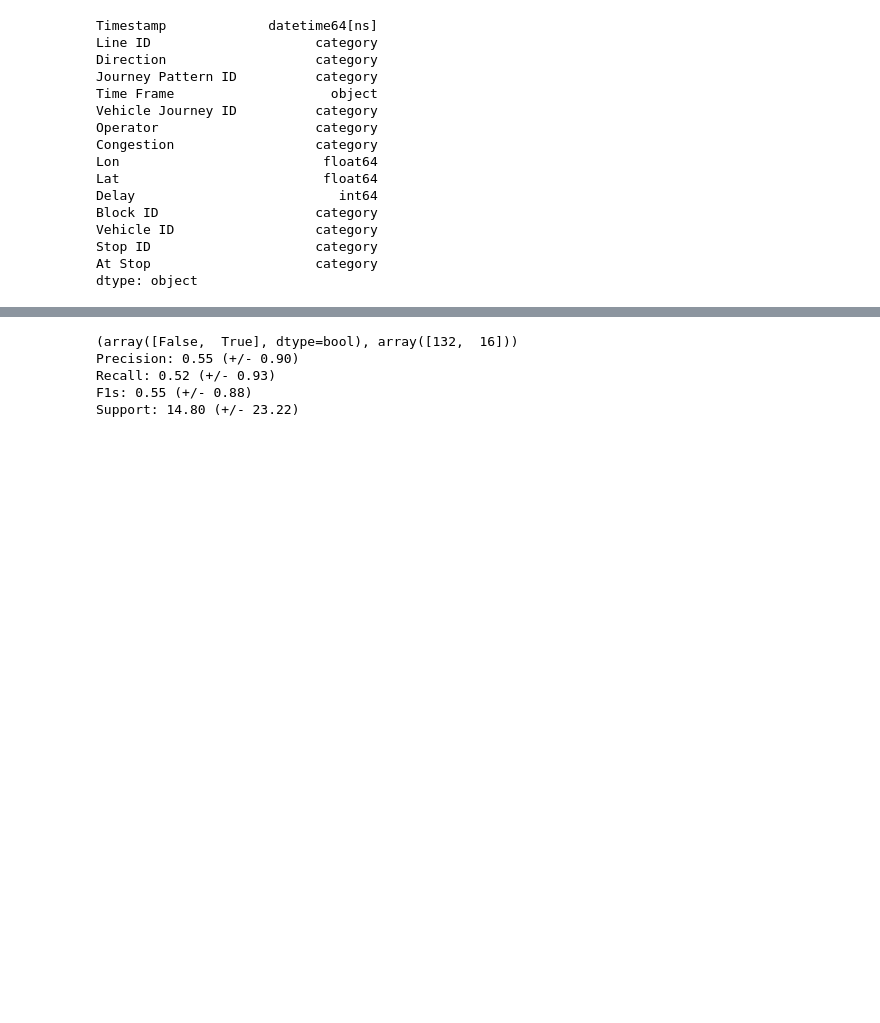
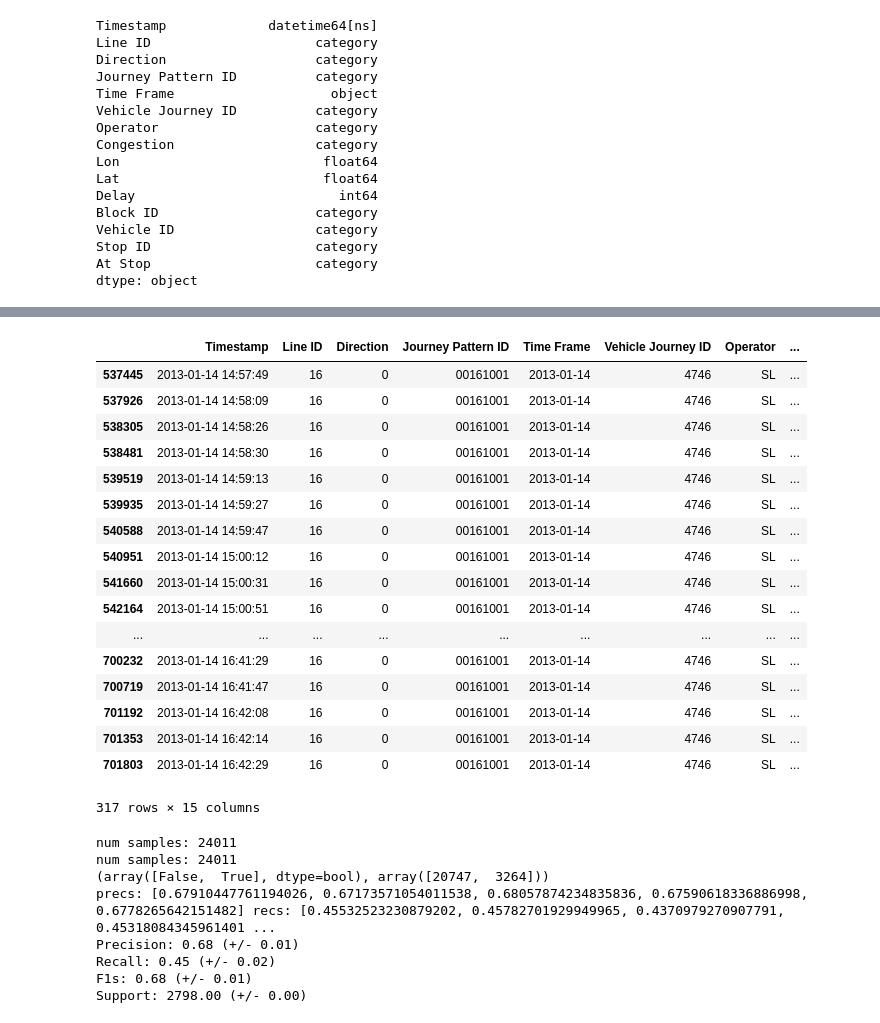
Before and after one commit to Cubbee/public-transport-stops-challenge, a Jupyter notebook: Dublin exploration.ipynb, the cells around one changed output, grey strips where cells are left out. Saved outputs shown, nothing was run; the diff lists cells and outputs as text; code cells hidden in the pictures; blank space fills up the shorter version.

```diff
--- a/Dublin exploration.ipynb
+++ b/Dublin exploration.ipynb
@@ -292,0 +420,21 @@ Wall time: 8.41 s
+# %%
+df[df['Vehicle Journey ID'] == '4746']
+# %% [output]
+|  | Timestamp | Line ID | Direction | Journey Pattern ID | Time Frame | Vehicle Journey ID | Operator | ... |
+| 537445 | 2013-01-14 14:57:49 | 16 | 0 | 00161001 | 2013-01-14 | 4746 | SL | ... |
+| 537926 | 2013-01-14 14:58:09 | 16 | 0 | 00161001 | 2013-01-14 | 4746 | SL | ... |
+| 538305 | 2013-01-14 14:58:26 | 16 | 0 | 00161001 | 2013-01-14 | 4746 | SL | ... |
+| 538481 | 2013-01-14 14:58:30 | 16 | 0 | 00161001 | 2013-01-14 | 4746 | SL | ... |
+| 539519 | 2013-01-14 14:59:13 | 16 | 0 | 00161001 | 2013-01-14 | 4746 | SL | ... |
+| 539935 | 2013-01-14 14:59:27 | 16 | 0 | 00161001 | 2013-01-14 | 4746 | SL | ... |
+| 540588 | 2013-01-14 14:59:47 | 16 | 0 | 00161001 | 2013-01-14 | 4746 | SL | ... |
+| 540951 | 2013-01-14 15:00:12 | 16 | 0 | 00161001 | 2013-01-14 | 4746 | SL | ... |
+| 541660 | 2013-01-14 15:00:31 | 16 | 0 | 00161001 | 2013-01-14 | 4746 | SL | ... |
+| 542164 | 2013-01-14 15:00:51 | 16 | 0 | 00161001 | 2013-01-14 | 4746 | SL | ... |
+| ... | ... | ... | ... | ... | ... | ... | ... | ... |
+| 700232 | 2013-01-14 16:41:29 | 16 | 0 | 00161001 | 2013-01-14 | 4746 | SL | ... |
+| 700719 | 2013-01-14 16:41:47 | 16 | 0 | 00161001 | 2013-01-14 | 4746 | SL | ... |
+| 701192 | 2013-01-14 16:42:08 | 16 | 0 | 00161001 | 2013-01-14 | 4746 | SL | ... |
+| 701353 | 2013-01-14 16:42:14 | 16 | 0 | 00161001 | 2013-01-14 | 4746 | SL | ... |
+| 701803 | 2013-01-14 16:42:29 | 16 | 0 | 00161001 | 2013-01-14 | 4746 | SL | ... |
+317 rows × 15 columns
@@ -295,38 +451,51 @@ from sklearn.linear_model import LogisticRegression
 from sklearn.ensemble import RandomForestClassifier
 from sklearn.model_selection import StratifiedKFold
 from sklearn.metrics import precision_recall_fscore_support
+import xgboost as xgb
+import numpy as np
 
+print('num samples:', len(X))
 # print(X)
 # print(X / np.linalg.norm(X, axis=1).reshape(-1, 1))
 
+# X = X_prev
+# y = y_prev
 
 X = np.array(X)
 y = np.array(y)
 y = y[~np.isnan(X).any(axis=1)]
 X = X[~np.isnan(X).any(axis=1)]
-
+print('num samples:', len(X))
 print(np.unique(y, return_counts=True))
 
-clf = RandomForestClassifier()
+clf = xgb.XGBClassifier(max_depth=5, n_estimators=40)
+# clf = RandomForestClassifier()
 precs, recs, f1s, sups = [], [], [], []
 kf = StratifiedKFold(n_splits=5, random_state=42, shuffle=True)
 for train_idx, val_idx in kf.split(X, y):
     X_train, X_val = X[train_idx], X[val_idx]
     y_train, y_val = y[train_idx], y[val_idx]
     clf.fit(X_train, y_train)
-    pr, rec, f1, sup = precision_recall_fscore_support(y_val, clf.predict(X_val))
-    precs.append(pr)
-    recs.append(rec)
-    f1s.append(f1)
-    sups.append(sup)
+#     pr, rec, f1, sup = precision_recall_fscore_support(y_val, clf.predict(X_val))
+    pr, rec, f1, sup = precision_recall_fscore_support(y_prev, clf.predict(X_prev))
+    precs.append(pr[1])
+    recs.append(rec[1])
+    f1s.append(f1[1])
+    sups.append(sup[1])
 
+pickle.dump(clf, open('clf.pickle', 'wb'))
+
+print('precs:', precs, 'recs:', recs, 'f1s:', f1s, 'sups:', sups)
 print("Precision: %0.2f (+/- %0.2f)" % (np.mean(precs), np.std(precs) * 2))
 print("Recall: %0.2f (+/- %0.2f)" % (np.mean(recs), np.std(recs) * 2))
 print("F1s: %0.2f (+/- %0.2f)" % (np.mean(precs), np.std(f1s) * 2))
 print("Support: %0.2f (+/- %0.2f)" % (np.mean(sups), np.std(sups) * 2))
 # %% [output]
-(array([False,  True], dtype=bool), array([132,  16]))
-Precision: 0.55 (+/- 0.90)
-Recall: 0.52 (+/- 0.93)
-F1s: 0.55 (+/- 0.88)
-Support: 14.80 (+/- 23.22)
+num samples: 24011
+num samples: 24011
+(array([False,  True], dtype=bool), array([20747,  3264]))
+precs: [0.67910447761194026, 0.67173571054011538, 0.68057874234835836, 0.67590618336886998, 0.6778265642151482] recs: [0.45532523230879202, 0.45782701929949965, 0.4370979270907791, 0.45318084345961401 ...
+Precision: 0.68 (+/- 0.01)
+Recall: 0.45 (+/- 0.02)
+F1s: 0.68 (+/- 0.01)
+Support: 2798.00 (+/- 0.00)
```
Also changed, not shown: parts of 17 cells of this notebook, 1 other file.
